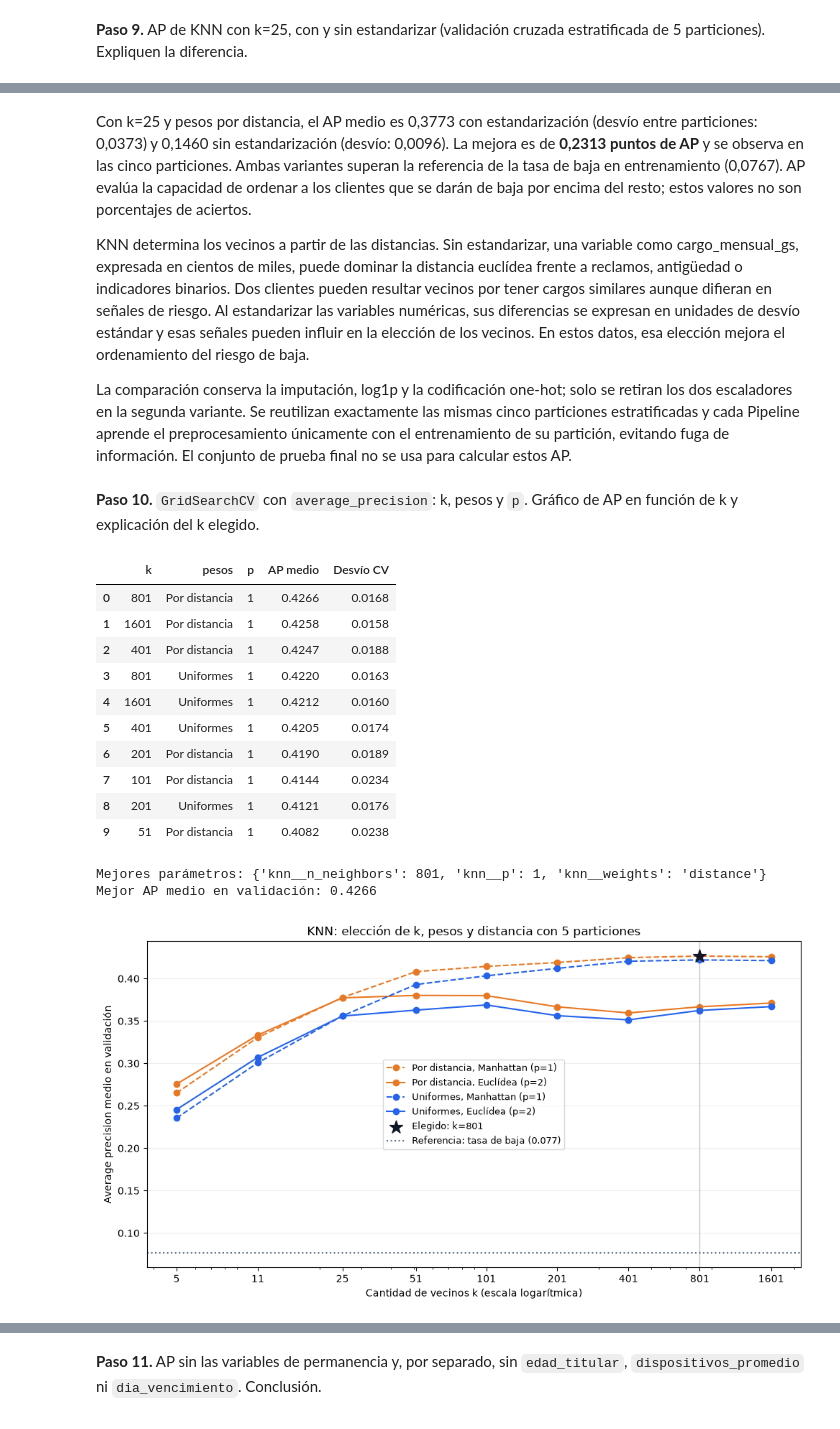
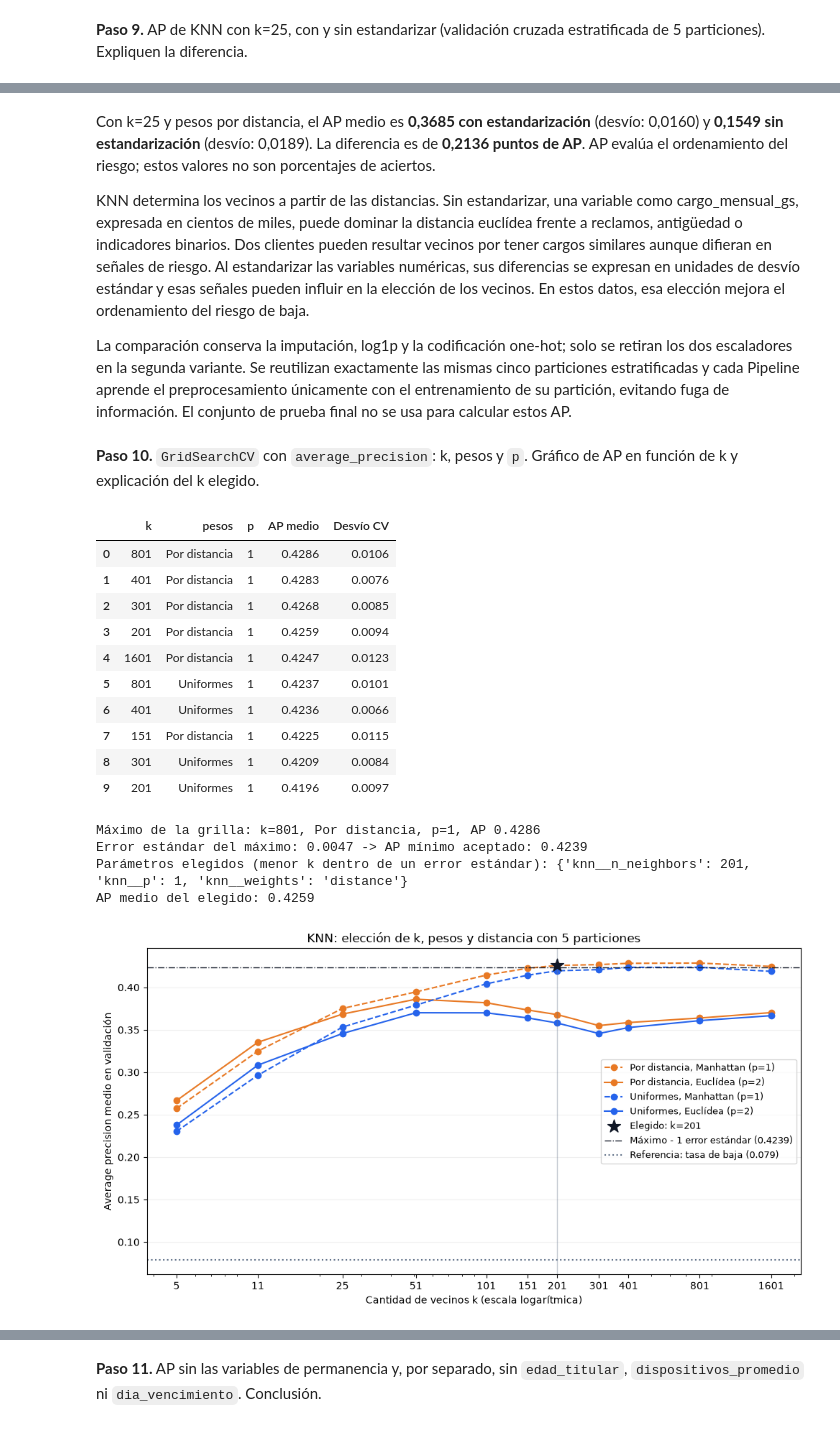
Before and after one commit to fedemaximovicz/actividad-datamining-supervisedlearning, a Jupyter notebook: caso2_nodo/caso2_nodo.ipynb, the cells around one changed output, grey strips where cells are left out. Saved outputs shown, nothing was run; the diff lists cells and outputs as text; code cells hidden in the pictures.

```diff
--- a/caso2_nodo/caso2_nodo.ipynb
+++ b/caso2_nodo/caso2_nodo.ipynb
@@ -114,6 +107,8 @@ Length: 18, dtype: str
 # %%
 # Tu código aquí
 df_clean = agregar_variables(df)
+# La población objetivo excluye las cuentas de empleados.
+df_clean = df_clean.loc[df_clean['segmento'].eq('residencial')].copy()
 # %% [markdown]
 **Paso 3.** Tasa de baja por tipo de contrato, `sin_permanencia_3m`, zona, antigüedad, reclamos técnicos y consulta de baja web; zona este con cargo mayor a Gs. 280.000 contra el resto. Tres hallazgos para el negocio.
 # %%
@@ -270,6 +288,7 @@ columnas_a_excluir = [
     'fecha_corte',
     'fecha_alta',
     'fin_permanencia',
+    'segmento',  # constante tras excluir empleados: no aporta información
 ]
 
 X = df_clean.drop(columns=columnas_a_excluir)
@@ -604,5 +629,5 @@ Diferencia de AP (con - sin): +0.2313
 # %% [markdown]
-Con k=25 y pesos por distancia, el AP medio es 0,3773 con estandarización (desvío entre particiones: 0,0373) y 0,1460 sin estandarización (desvío: 0,0096). La mejora es de **0,2313 puntos de AP** y se observa en las cinco particiones. Ambas variantes superan la referencia de la tasa de baja en entrenamiento (0,0767). AP evalúa la capacidad de ordenar a los clientes que se darán de baja por encima del resto; estos valores no son porcentajes de aciertos.
+Con k=25 y pesos por distancia, el AP medio es **0,3685 con estandarización** (desvío: 0,0160) y **0,1549 sin estandarización** (desvío: 0,0189). La diferencia es de **0,2136 puntos de AP**. AP evalúa el ordenamiento del riesgo; estos valores no son porcentajes de aciertos.
 
 KNN determina los vecinos a partir de las distancias. Sin estandarizar, una variable como cargo_mensual_gs, expresada en cientos de miles, puede dominar la distancia euclídea frente a reclamos, antigüedad o indicadores binarios. Dos clientes pueden resultar vecinos por tener cargos similares aunque difieran en señales de riesgo. Al estandarizar las variables numéricas, sus diferencias se expresan en unidades de desvío estándar y esas señales pueden influir en la elección de los vecinos. En estos datos, esa elección mejora el ordenamiento del riesgo de baja.
 
@@ -610,12 +635,14 @@ La comparación conserva la imputación, log1p y la codificación one-hot; solo
 # %% [markdown]
 **Paso 10.** `GridSearchCV` con `average_precision`: k, pesos y `p`. Gráfico de AP en función de k y explicación del k elegido.
 # %%
+from pathlib import Path
+
 from sklearn.base import clone
 from sklearn.model_selection import GridSearchCV, StratifiedKFold
 from sklearn.neighbors import KNeighborsClassifier
 
 # Minkowski: p=1 es Manhattan y p=2 es euclídea.
-valores_k = [5, 11, 25, 51, 101, 201, 401, 801, 1601]
+valores_k = [5, 11, 25, 51, 101, 151, 201, 301, 401, 801, 1601]
 grilla_knn = {
     'knn__n_neighbors': valores_k,
     'knn__weights': ['uniform', 'distance'],
@@ -630,9 +657,25 @@ cv_paso10 = StratifiedKFold(
 )
 
 
+def regla_un_error_estandar(cv_results):
+    """Índice de la combinación con el menor k cuyo AP medio queda a menos de un error
+    estándar del mejor. Entre combinaciones con ese k, la de mayor AP.
+
+    Las diferencias dentro de un error estándar no se distinguen del ruido entre particiones;
+    entre ellas se prefiere el vecindario más chico: más local, mejor calibrado y más fácil
+    de explicar al vendedor.
+    """
+    medias = np.asarray(cv_results['mean_test_score'])
+    errores = np.asarray(cv_results['std_test_score']) / np.sqrt(cv_paso10.get_n_splits())
+    mejor = np.argmax(medias)
+    candidatos = np.flatnonzero(medias >= medias[mejor] - errores[mejor])
+    k = np.asarray(cv_results['param_knn__n_neighbors'], dtype=int)
+    return candidatos[np.lexsort((-medias[candidatos], k[candidatos]))[0]]
+
+
 busqueda_knn = GridSearchCV(
     pipeline_knn, grilla_knn, scoring='average_precision',
-    cv=cv_paso10, refit=True, n_jobs=1, error_score='raise',
+    cv=cv_paso10, refit=regla_un_error_estandar, n_jobs=1, error_score='raise',
 )
 busqueda_knn.fit(X_train, y_train)
 mejor_knn = busqueda_knn.best_estimator_
@@ -652,55 +695,71 @@ tabla_grid_knn = resultados_grid_knn[[
     'mean_test_score': 'AP medio', 'std_test_score': 'Desvío CV',
 }).sort_values('AP medio', ascending=False)
 display(tabla_grid_knn.head(10).round(4).reset_index(drop=True))
-print('Mejores parámetros:', busqueda_knn.best_params_)
-print(f'Mejor AP medio en validación: {busqueda_knn.best_score_:.4f}')
-
+# Con refit como función, GridSearchCV no define best_score_: se lee de cv_results_.
+fila_maximo_knn = resultados_grid_knn.loc[resultados_grid_knn['mean_test_score'].idxmax()]
+error_estandar_maximo = fila_maximo_knn['std_test_score'] / np.sqrt(cv_paso10.get_n_splits())
+umbral_ap_paso10 = fila_maximo_knn['mean_test_score'] - error_estandar_maximo
 mejor_fila_knn = resultados_grid_knn.loc[busqueda_knn.best_index_]
 k_elegido = int(mejor_fila_knn['k'])
 p_elegido = int(mejor_fila_knn['p'])
 pesos_elegidos = mejor_fila_knn['pesos']
+ap_elegido = mejor_fila_knn['mean_test_score']
+
+print(f"Máximo de la grilla: k={int(fila_maximo_knn['k'])}, {fila_maximo_knn['pesos']}, "
+      f"p={int(fila_maximo_knn['p'])}, AP {fila_maximo_knn['mean_test_score']:.4f}")
+print(f'Error estándar del máximo: {error_estandar_maximo:.4f} -> AP mínimo aceptado: {umbral_ap_paso10:.4f}')
+print('Parámetros elegidos (menor k dentro de un error estándar):', busqueda_knn.best_params_)
+print(f'AP medio del elegido: {ap_elegido:.4f}')
 
 fig_paso10, ax_paso10 = plt.subplots(figsize=(10, 5.5))
 colores_paso10 = {'Uniformes': '#2563eb', 'Por distancia': '#e87924'}
 for (pesos, p), grupo in resultados_grid_knn.groupby(['pesos', 'p']):
     grupo = grupo.sort_values('k')
     metrica = 'Manhattan' if p == 1 else 'Euclídea'
     ax_paso10.plot(
         grupo['k'], grupo['mean_test_score'], marker='o',
         color=colores_paso10[pesos], linestyle='--' if p == 1 else '-',
         label=f'{pesos}, {metrica} (p={p})',
     )
 ax_paso10.scatter(
-    k_elegido, busqueda_knn.best_score_, s=180, marker='*',
+    k_elegido, ap_elegido, s=180, marker='*',
     color='#111827', zorder=5, label=f'Elegido: k={k_elegido}',
 )
 ax_paso10.axvline(k_elegido, color='#64748b', alpha=0.4, linewidth=1)
+ax_paso10.axhline(
+    umbral_ap_paso10, color='#111827', linestyle='-.', linewidth=1,
+    label=f'Máximo - 1 error estándar ({umbral_ap_paso10:.4f})',
+)
 ax_paso10.axhline(
     y_train.mean(), color='#64748b', linestyle=':',
     label=f'Referencia: tasa de baja ({y_train.mean():.3f})',
 )
 ax_paso10.set_xscale('log')
 ax_paso10.set_xticks(valores_k, labels=[str(k) for k in valores_k])
 ax_paso10.set_xlabel('Cantidad de vecinos k (escala logarítmica)')
 ax_paso10.set_ylabel('Average precision medio en validación')
 ax_paso10.set_title('KNN: elección de k, pesos y distancia con 5 particiones')
 ax_paso10.grid(axis='y', alpha=0.2)
 ax_paso10.legend(fontsize=9, loc='best')
 fig_paso10.tight_layout()
+Path('figuras').mkdir(exist_ok=True)
+fig_paso10.savefig('figuras/paso10_ap_knn.png', dpi=160, bbox_inches='tight')
 plt.show()
 # %% [output]
 |  | k | pesos | p | AP medio | Desvío CV |
-| 0 | 801 | Por distancia | 1 | 0.4266 | 0.0168 |
-| 1 | 1601 | Por distancia | 1 | 0.4258 | 0.0158 |
-| 2 | 401 | Por distancia | 1 | 0.4247 | 0.0188 |
-| 3 | 801 | Uniformes | 1 | 0.4220 | 0.0163 |
-| 4 | 1601 | Uniformes | 1 | 0.4212 | 0.0160 |
-| 5 | 401 | Uniformes | 1 | 0.4205 | 0.0174 |
-| 6 | 201 | Por distancia | 1 | 0.4190 | 0.0189 |
-| 7 | 101 | Por distancia | 1 | 0.4144 | 0.0234 |
-| 8 | 201 | Uniformes | 1 | 0.4121 | 0.0176 |
-| 9 | 51 | Por distancia | 1 | 0.4082 | 0.0238 |
+| 0 | 801 | Por distancia | 1 | 0.4286 | 0.0106 |
+| 1 | 401 | Por distancia | 1 | 0.4283 | 0.0076 |
+| 2 | 301 | Por distancia | 1 | 0.4268 | 0.0085 |
+| 3 | 201 | Por distancia | 1 | 0.4259 | 0.0094 |
+| 4 | 1601 | Por distancia | 1 | 0.4247 | 0.0123 |
+| 5 | 801 | Uniformes | 1 | 0.4237 | 0.0101 |
+| 6 | 401 | Uniformes | 1 | 0.4236 | 0.0066 |
+| 7 | 151 | Por distancia | 1 | 0.4225 | 0.0115 |
+| 8 | 301 | Uniformes | 1 | 0.4209 | 0.0084 |
+| 9 | 201 | Uniformes | 1 | 0.4196 | 0.0097 |
-Mejores parámetros: {'knn__n_neighbors': 801, 'knn__p': 1, 'knn__weights': 'distance'}
-Mejor AP medio en validación: 0.4266
+Máximo de la grilla: k=801, Por distancia, p=1, AP 0.4286
+Error estándar del máximo: 0.0047 -> AP mínimo aceptado: 0.4239
+Parámetros elegidos (menor k dentro de un error estándar): {'knn__n_neighbors': 201, 'knn__p': 1, 'knn__weights': 'distance'}
+AP medio del elegido: 0.4259
-[figure, old version]
+[figure, new version]
 # %% [markdown]
```
Also changed, not shown: parts of 28 cells of this notebook, 2 other files.
